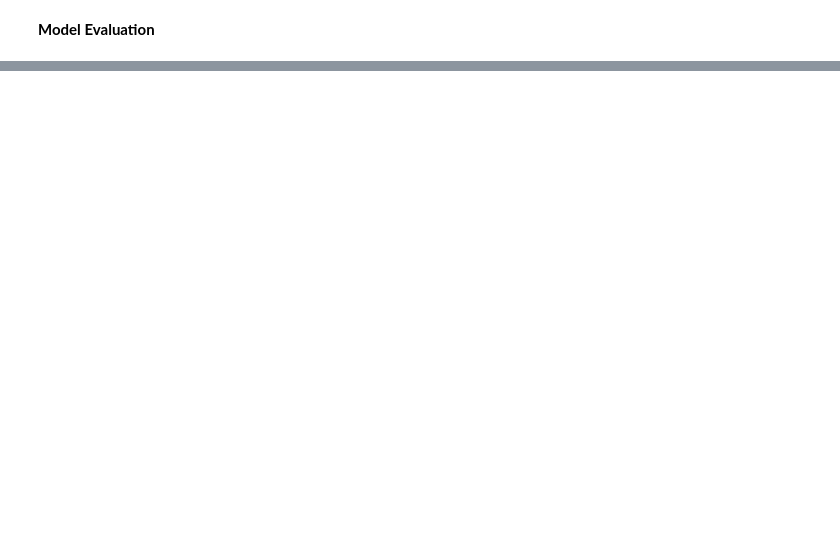
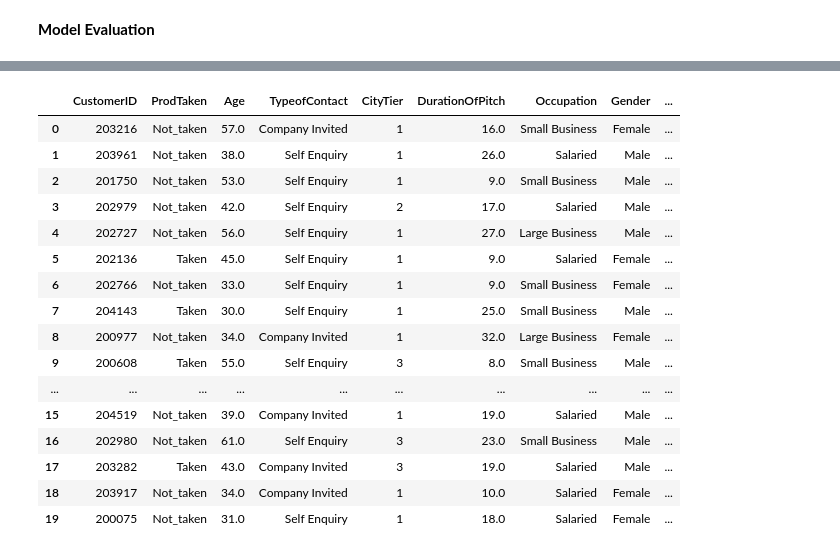
Before and after one commit to H8-Assignments-Bay/p2---final-project-group-005, a Jupyter notebook: features_engineering.ipynb, the cells around one changed output, grey strips where cells are left out. Cells and saved outputs as stored; diff of their text form; code cells hidden in the pictures; blank space fills up the shorter version.

Commit message:
update model

```diff
--- a/features_engineering.ipynb
+++ b/features_engineering.ipynb
@@ -583,0 +748,3 @@ cv_result.sort_values(by='mean_score', ascending=False)
+# %%
+# transform pipeline pada val-set dan test-set
+X_inf_final = pipeline_PRE.transform(X_inf)
@@ -583,0 +767,7 @@ cv_result.sort_values(by='mean_score', ascending=False)
+# %%
+# drop kolom berdasarkan features importances
+X_inf_final = np.delete(X_inf_final, np.s_[feat_imp_drop], axis=1)
+# %%
+# model predict pada data inference
+y_pred_inf = gradient_boost.predict(X_inf_final)
+y_pred_inf
@@ -583,0 +777,4 @@ cv_result.sort_values(by='mean_score', ascending=False)
+# %%
+# convert hasil predict model ke dataframe
+y_pred_inf_df = pd.DataFrame(y_pred_inf, columns = ['Customer_Class_Prediction'])
+y_pred_inf_df
@@ -583,0 +799,21 @@ cv_result.sort_values(by='mean_score', ascending=False)
+# %%
+# Merge dataframe inference dengan prediksi model
+pd.concat([df_inf, y_pred_inf_df], axis = 1)
+# %% [output]
+|  | CustomerID | ProdTaken | Age | TypeofContact | CityTier | DurationOfPitch | Occupation | Gender | ... |
+| 0 | 203216 | Not_taken | 57.0 | Company Invited | 1 | 16.0 | Small Business | Female | ... |
+| 1 | 203961 | Not_taken | 38.0 | Self Enquiry | 1 | 26.0 | Salaried | Male | ... |
+| 2 | 201750 | Not_taken | 53.0 | Self Enquiry | 1 | 9.0 | Small Business | Male | ... |
+| 3 | 202979 | Not_taken | 42.0 | Self Enquiry | 2 | 17.0 | Salaried | Male | ... |
+| 4 | 202727 | Not_taken | 56.0 | Self Enquiry | 1 | 27.0 | Large Business | Male | ... |
+| 5 | 202136 | Taken | 45.0 | Self Enquiry | 1 | 9.0 | Salaried | Female | ... |
+| 6 | 202766 | Not_taken | 33.0 | Self Enquiry | 1 | 9.0 | Small Business | Female | ... |
+| 7 | 204143 | Taken | 30.0 | Self Enquiry | 1 | 25.0 | Small Business | Male | ... |
+| 8 | 200977 | Not_taken | 34.0 | Company Invited | 1 | 32.0 | Large Business | Female | ... |
+| 9 | 200608 | Taken | 55.0 | Self Enquiry | 3 | 8.0 | Small Business | Male | ... |
+| ... | ... | ... | ... | ... | ... | ... | ... | ... | ... |
+| 15 | 204519 | Not_taken | 39.0 | Company Invited | 1 | 19.0 | Salaried | Male | ... |
+| 16 | 202980 | Not_taken | 61.0 | Self Enquiry | 3 | 23.0 | Small Business | Male | ... |
+| 17 | 203282 | Taken | 43.0 | Company Invited | 3 | 19.0 | Salaried | Male | ... |
+| 18 | 203917 | Not_taken | 34.0 | Company Invited | 1 | 10.0 | Salaried | Female | ... |
+| 19 | 200075 | Not_taken | 31.0 | Self Enquiry | 1 | 18.0 | Salaried | Female | ... |
```
Also changed, not shown: parts of 45 cells of this notebook.
